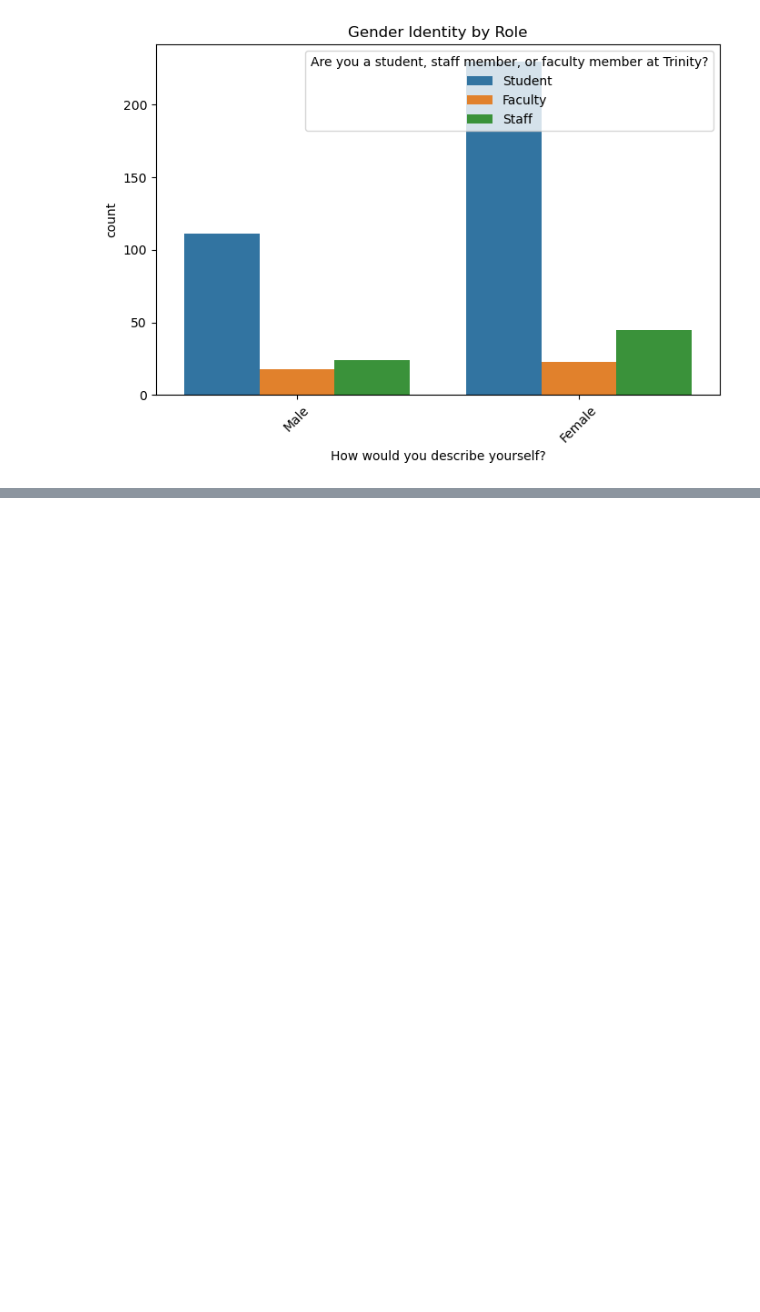
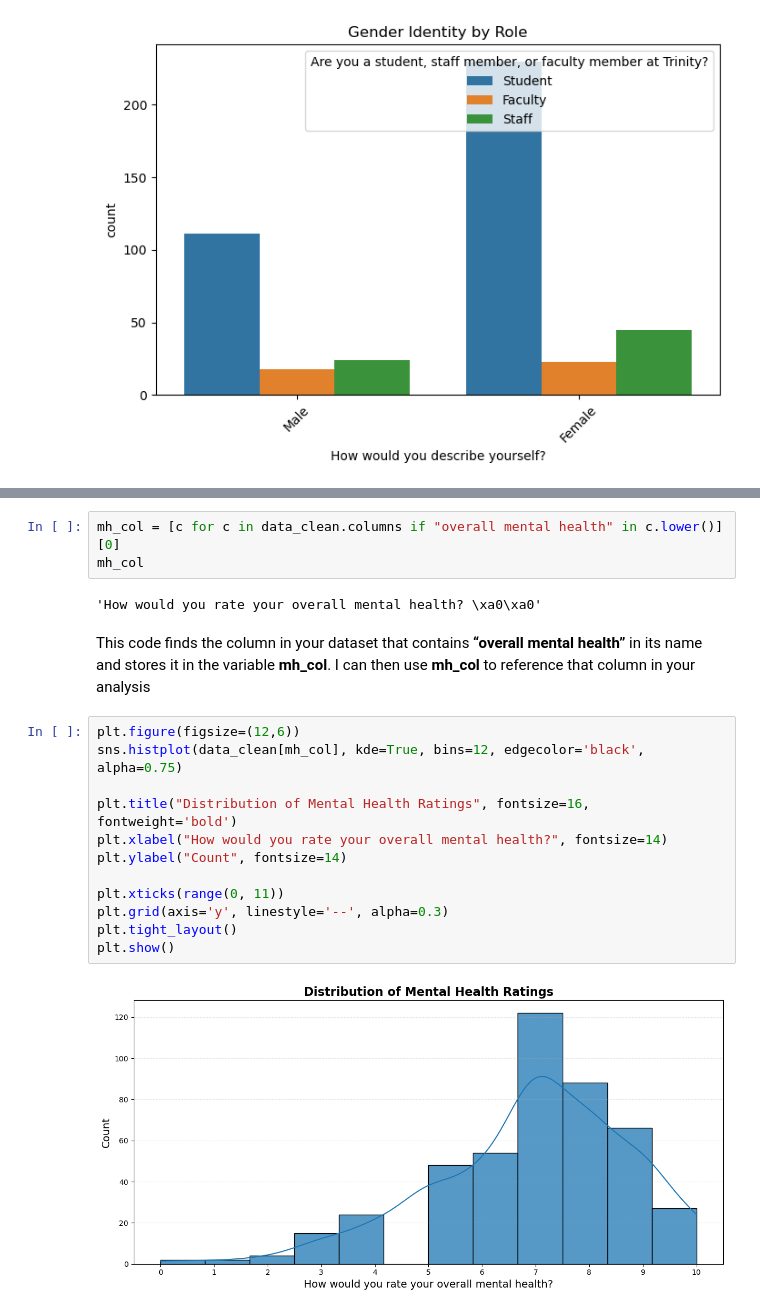
Before and after one commit to sangabrielstephanie/MachineLearningProject-TrinityWellbeing, a Jupyter notebook: MachineLearningProjectFix.ipynb, the cells around one changed output, grey strips where cells are left out. Saved outputs shown, nothing was run; the diff lists cells and outputs as text; blank space fills up the shorter version.

```diff
--- a/MachineLearningProjectFix.ipynb
+++ b/MachineLearningProjectFix.ipynb
@@ -190,0 +118,21 @@ for role, df in role_dfs.items():
+# %%
+mh_col = [c for c in data_clean.columns if "overall mental health" in c.lower()][0]
+mh_col
+# %% [output]
+'How would you rate your overall mental health? \xa0\xa0'
+# %% [markdown]
+This code finds the column in your dataset that contains **“overall mental health”** in its name and stores it in the variable **mh_col**. I can then use **mh_col** to reference that column in your analysis
+# %%
+plt.figure(figsize=(12,6))
+sns.histplot(data_clean[mh_col], kde=True, bins=12, edgecolor='black', alpha=0.75)
+
+plt.title("Distribution of Mental Health Ratings", fontsize=16, fontweight='bold')
+plt.xlabel("How would you rate your overall mental health?", fontsize=14)
+plt.ylabel("Count", fontsize=14)
+
+plt.xticks(range(0, 11))
+plt.grid(axis='y', linestyle='--', alpha=0.3)
+plt.tight_layout()
+plt.show()
+# %% [output]
+[figure, added]
```
Also changed, not shown: parts of 36 cells of this notebook.
